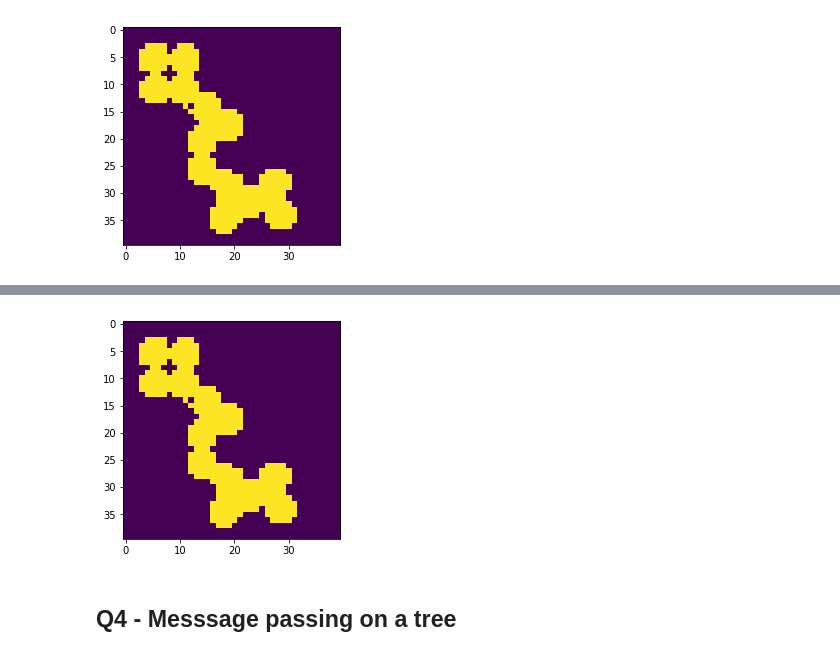
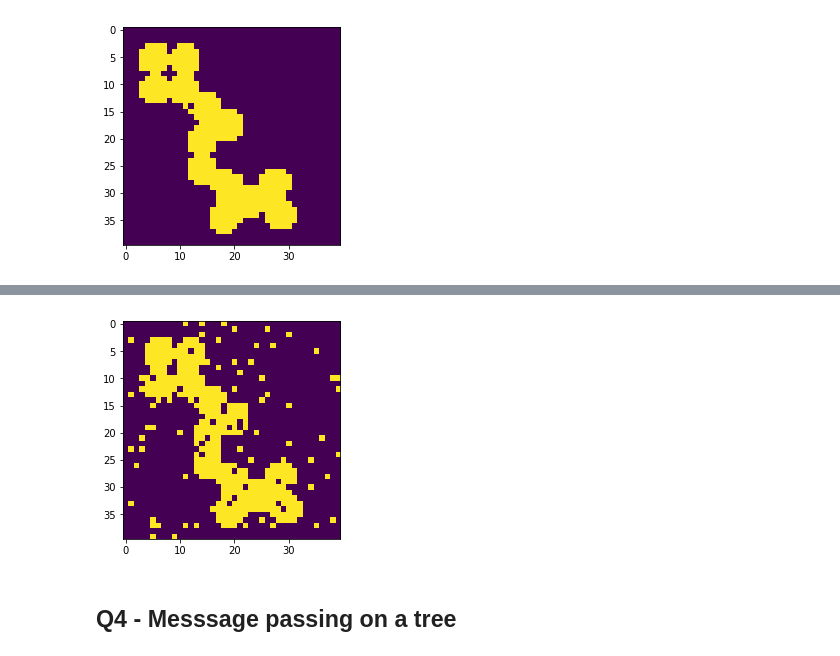
Before and after one commit to nyjgary/probabilistic-graphical-models, a Jupyter notebook: hwk3-bp/belief-propagation.ipynb, the cells around one changed output, grey strips where cells are left out. Cells and saved outputs as stored; diff of their text form; code cells hidden in the pictures.

```diff
--- a/hwk3-bp/belief-propagation.ipynb
+++ b/hwk3-bp/belief-propagation.ipynb
@@ -834,7 +792,8 @@ t, H, Gt = encode_img(img)
-# %%
-show_image(t[:1600])
-# %% [output]
-[figure, removed]
+# %%
+_, decoded = evaluate_at_iter(beliefs_img_hist, img_bits, iter_num=29)
+visualize_image(decoded[:1600])
+# %% [output]
+[figure, added]
 # %% [markdown]
 ## Q4 - Messsage passing on a tree
 # %%
```
Also changed, not shown: parts of 12 cells of this notebook.
